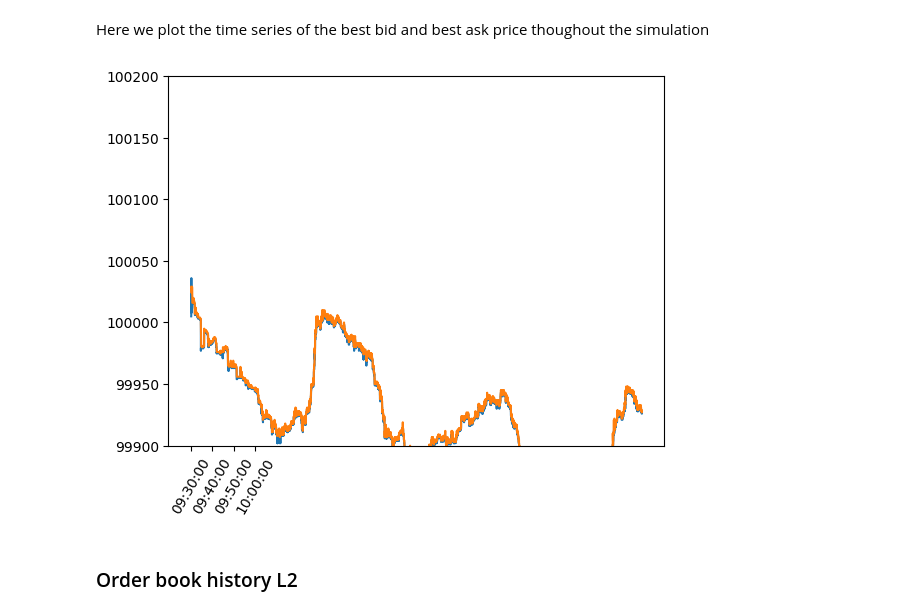
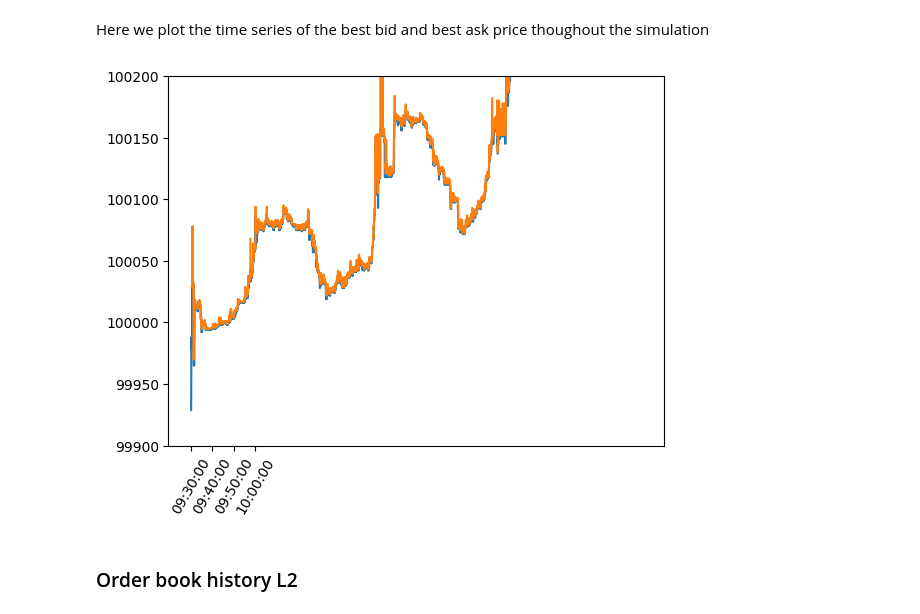
Before and after one commit to phelstab/research-reference-markets-dynamics, a Jupyter notebook: abides-jpmc-public/thesis-abides-experiments/003_market_experiments/abides_markets_experiment.ipynb, the cells around one changed output. Cells and saved outputs as stored; diff of their text form; code cells hidden in the pictures.

Commit message:
orderbook depth plot init

```diff
--- a/abides-jpmc-public/thesis-abides-experiments/003_market_experiments/abides_markets_experiment.ipynb
+++ b/abides-jpmc-public/thesis-abides-experiments/003_market_experiments/abides_markets_experiment.ipynb
@@ -15,7 +15,7 @@ from abides_markets.configs import rmsc04
 Here we are generating/building a config from the config file rmsc04.
 The config object is a dictionnary containing key elements like, start time, end time, agents to be used, latency and computation delay models.
 # %%
-config = rmsc04.build_config(
+config = rmsc05.build_config(
     end_time="13:00:00"
 )
 # %%
@@ -63,25 +63,25 @@ Here we plot the time series of the best bid and best ask price thoughout the si
 # %%
 best_bids = pd.DataFrame(L1["best_bids"],columns=["time","price","qty"])
 best_asks = pd.DataFrame(L1["best_asks"],columns=["time","price","qty"])
 
 ## All times are in ns from 1970, remove the date component to put them in ns from midnight
 best_bids["time"] = best_bids["time"].apply( lambda x: x - ns_date(x) )
 best_asks["time"] = best_asks["time"].apply( lambda x: x - ns_date(x) )
 
 plt.plot(best_bids.time,best_bids.price)
 plt.plot(best_asks.time,best_asks.price)
 
 band = 100
 plt.ylim(100_000-band,100_100+band)
 
 time_mesh = np.arange(
     str_to_ns("09:30:00"),
-    str_to_ns("10:10:00"),
+    str_to_ns("13:10:00"),
     1e9*60*10
 )
 _=plt.xticks(time_mesh, [ fmt_ts(time).split(" ")[1] for time in time_mesh], rotation=60 )
 # %% [output]
-[figure, old version]
+[figure, new version]
 # %% [markdown]
 ### Order book history L2
 # %% [markdown]
```
Also changed, not shown: parts of 35 cells of this notebook, 5 other files.
